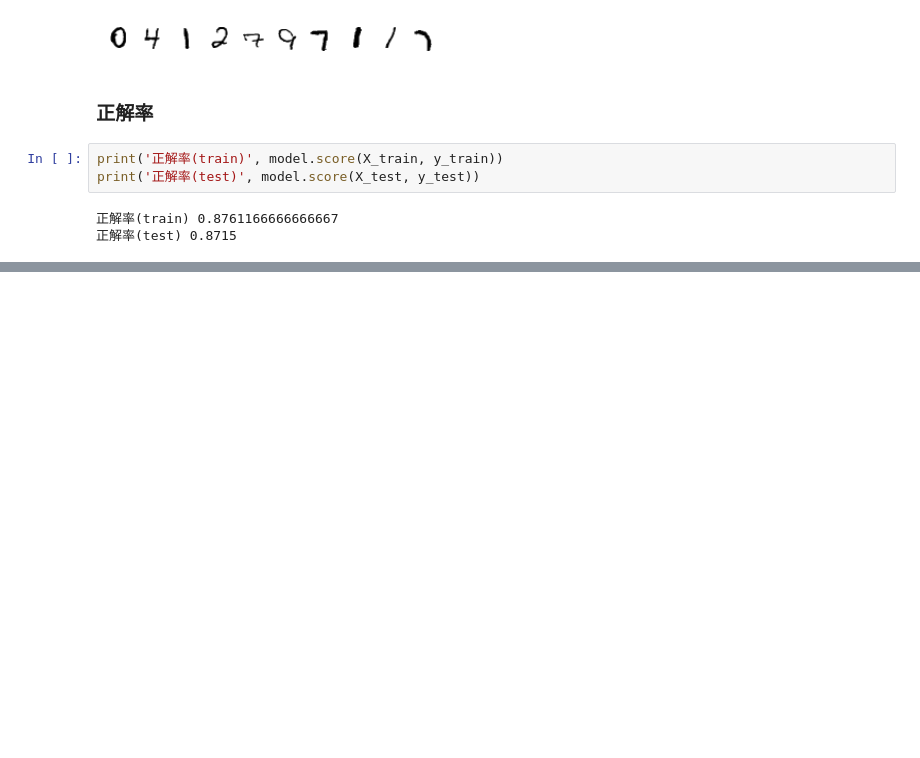
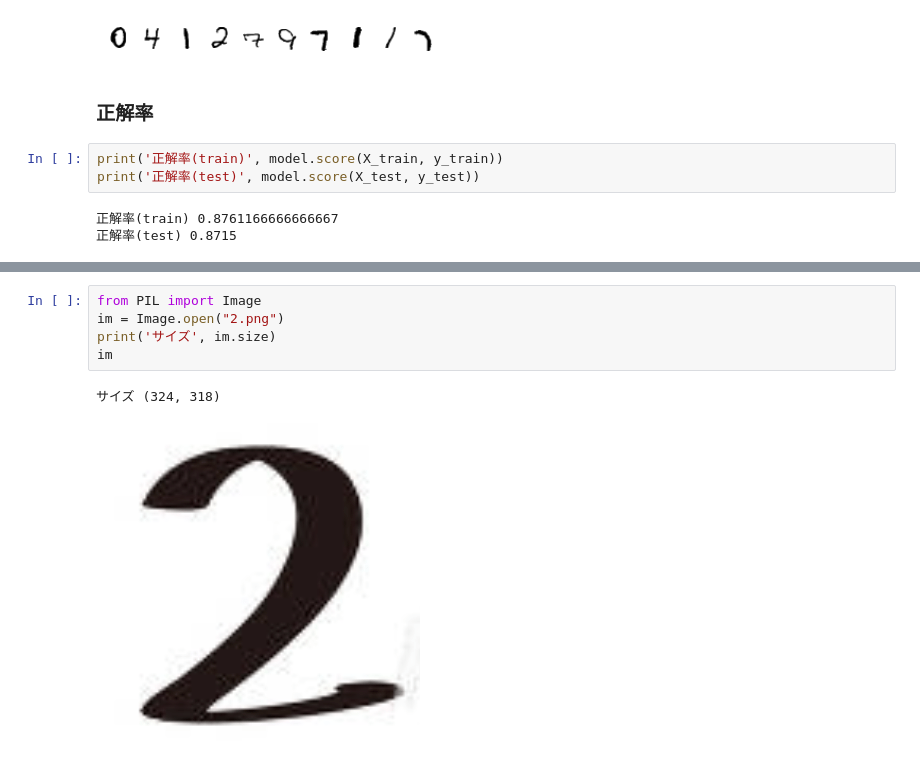
Before and after one commit to KuramitsuLab/kolab, a Jupyter notebook: src_ds/ds11deep.ipynb, the cells around one changed output, grey strips where cells are left out. Saved outputs shown, nothing was run; the diff lists cells and outputs as text; blank space fills up the shorter version.

```diff
--- a/src_ds/ds11deep.ipynb
+++ b/src_ds/ds11deep.ipynb
@@ -314,0 +325,8 @@ Let's try
+# %%
+from PIL import Image
+im = Image.open("2.png")
+print('サイズ', im.size)
+im
+# %% [output]
+サイズ (324, 318)
+[figure, added]
```
Also changed, not shown: parts of 34 cells of this notebook, 3 other files.
